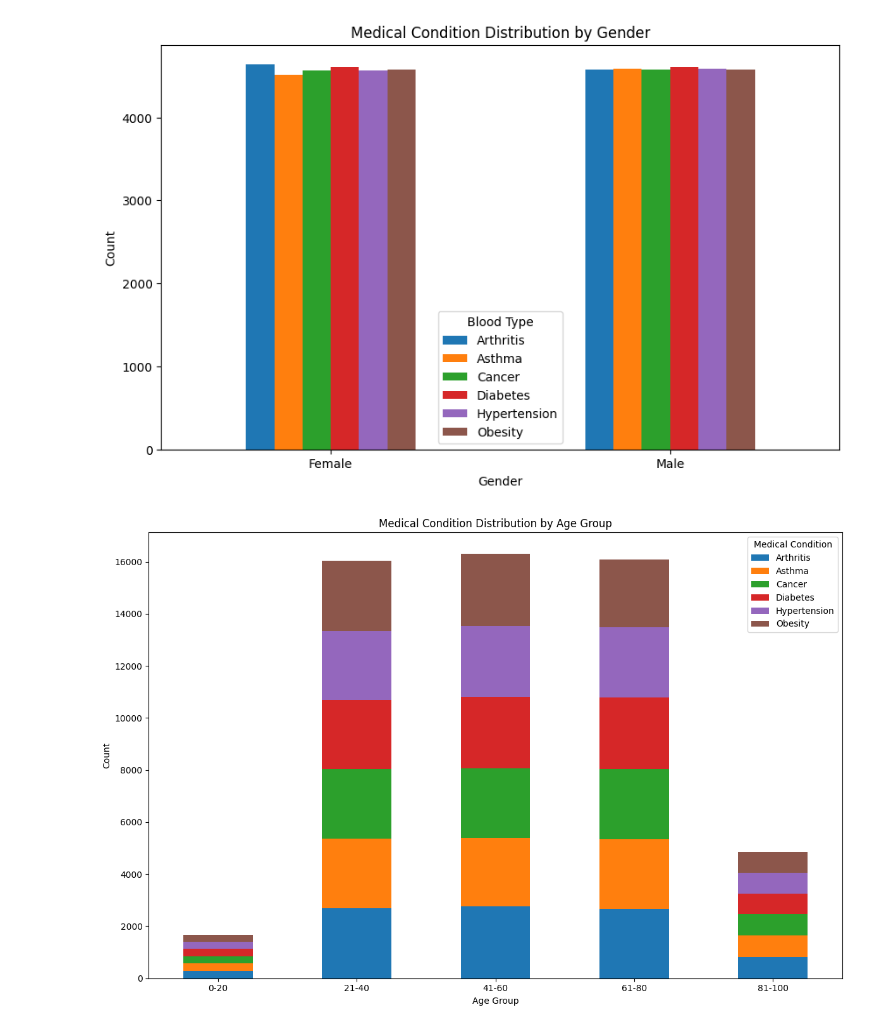
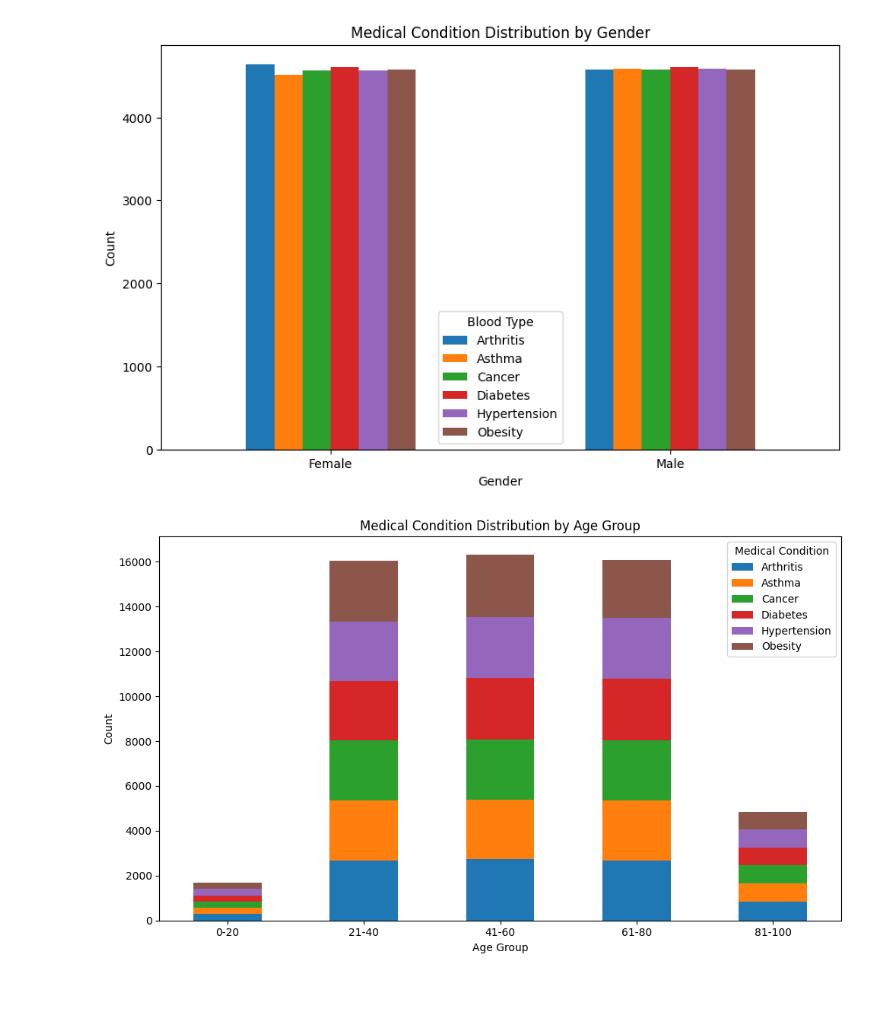
Before and after one commit to pettoss/AAI-500-project, a Jupyter notebook: AAI500_Final_Project.ipynb, the cells around one changed output. Cells and saved outputs as stored; diff of their text form; code cells hidden in the pictures; blank space fills up the shorter version.

```diff
--- a/AAI500_Final_Project.ipynb
+++ b/AAI500_Final_Project.ipynb
@@ -5,21 +5,21 @@ import numpy as np
 import matplotlib.pyplot as plt
 import seaborn as sns
 # %%
-# Read the healt data set using pandas lib
-healt_data = pd.read_csv ("healthcare_dataset.csv", sep =",")
+# Read the health data set using pandas lib
+health_data = pd.read_csv ("healthcare_dataset.csv", sep =",")
 
 # Remove all the duplicates from our data set
-healt_data = healt_data.drop_duplicates()
+health_data = health_data.drop_duplicates()
 
 # Remove rows with null value
-healt_data = healt_data.dropna()
+health_data = health_data.dropna()
 
 # Length of our data set
-print(f"Length of our data set is {len(healt_data)}")
+print(f"Length of our data set is {len(health_data)}")
 
 # Check if there are any null values in the dataset after cleaning
 
-has_nan = healt_data.isna().any().any()
+has_nan = health_data.isna().any().any()
 
 if has_nan:
     print("There are null values in the Dataset.")
@@ -87,25 +88,25 @@ plt.show()
 # %%
 # Here we define age groups
 age_bins = [0, 20, 40, 60, 80, 100]
 
 # Lables for the above age groups
 age_labels = ['0-20', '21-40', '41-60', '61-80', '81-100']
 
 # Categorize ages into groups
-healt_data['Age Group'] = pd.cut(healt_data['Age'], bins=age_bins, labels=age_labels, right=False)
+health_data['Age Group'] = pd.cut(health_data['Age'], bins=age_bins, labels=age_labels, right=False)
 
 # Group by 'Age Group' and 'Medical Condition', then count occurrences
-grouped = healt_data.groupby(['Age Group', 'Medical Condition'], observed=False).size().unstack().fillna(0)
+grouped = health_data.groupby(['Age Group', 'Medical Condition'], observed=False).size().unstack().fillna(0)
 
 # Plotting the stacked bar plot
-plt.figure(figsize=(12, 8))
+plt.figure(figsize=(10, 6))
 grouped.plot(kind='bar', stacked=True, ax=plt.gca())
 plt.title('Medical Condition Distribution by Age Group')
 plt.xlabel('Age Group')
 plt.ylabel('Count')
 plt.xticks(rotation=0)
 plt.legend(title='Medical Condition', bbox_to_anchor=(1, 1))
 plt.tight_layout()
 plt.show()
 # %% [output]
-[figure, old version]
+[figure, new version]
```
Also changed, not shown: parts of 5 cells of this notebook.
